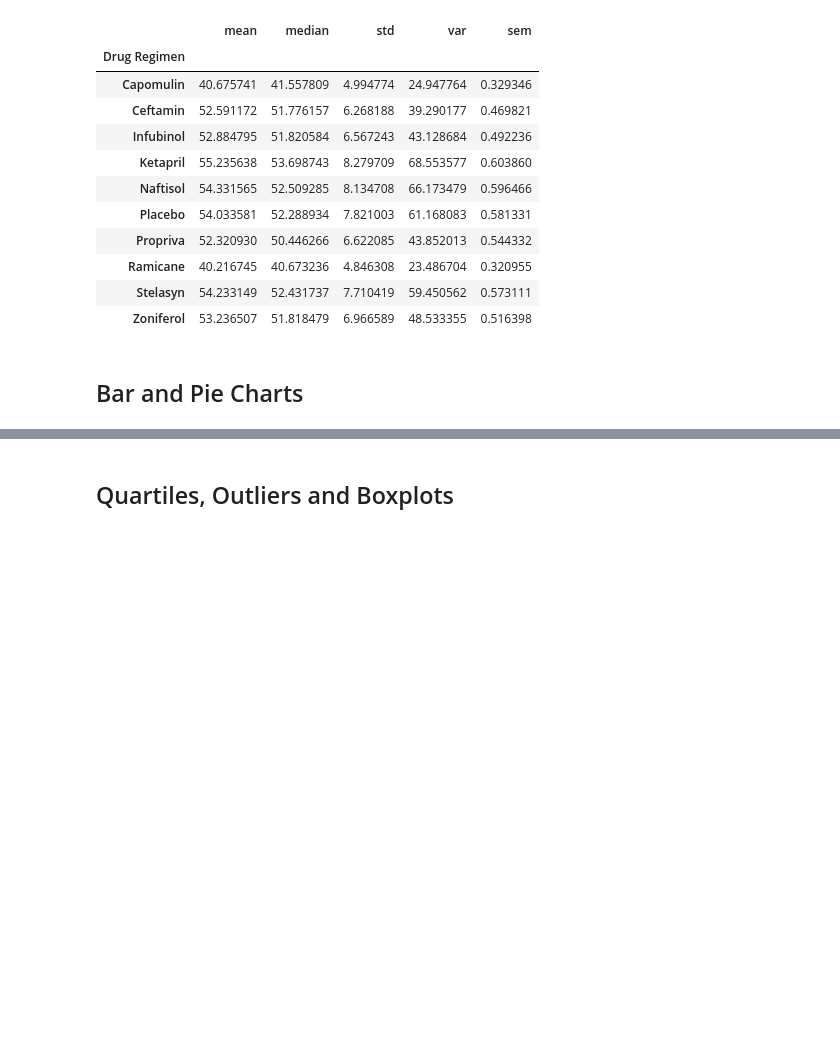
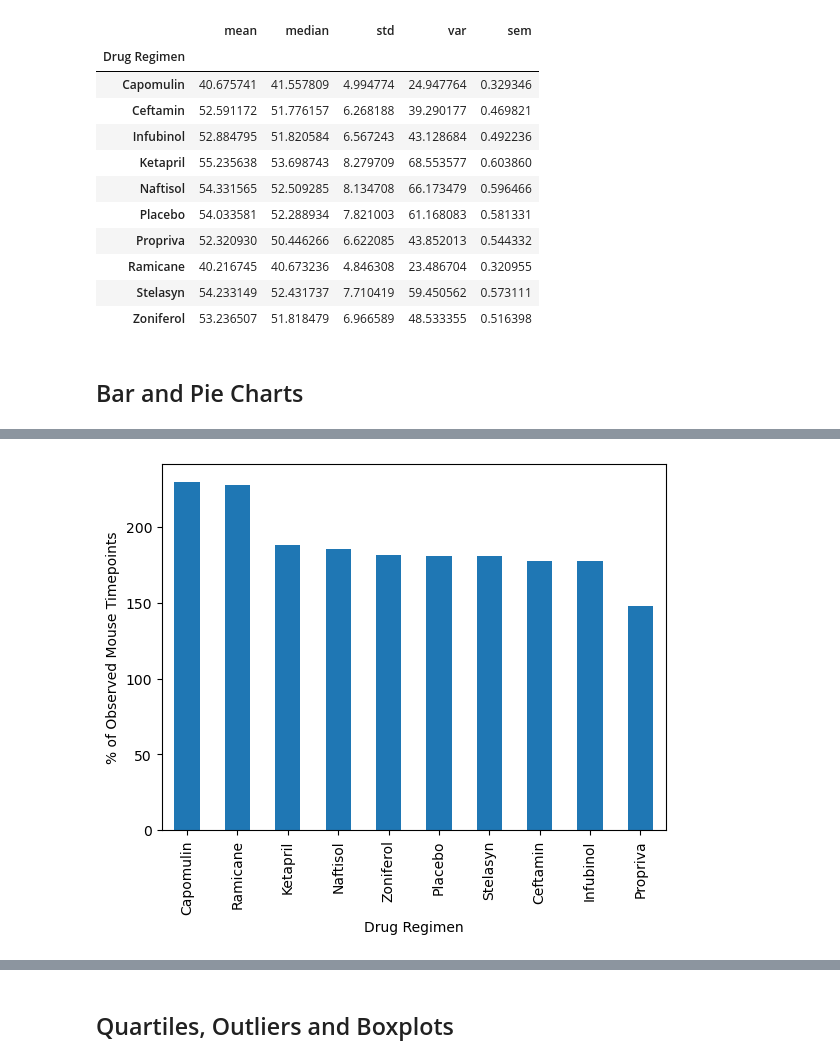
Before and after one commit to jimlhaugen/data-visualization-challenge, a Jupyter notebook: Pymaceuticals/pymaceuticals_starter.ipynb, the cells around one changed output, grey strips where cells are left out. Drawn from its saved outputs; the diff is of its cells as text; code cells hidden in the pictures; blank space fills up the shorter version.

```diff
--- a/Pymaceuticals/pymaceuticals_starter.ipynb
+++ b/Pymaceuticals/pymaceuticals_starter.ipynb
@@ -225,2 +235,7 @@ Tumor Volume (mm3)
 # %%
-# Generate a bar plot showing the total number of rows (Mouse ID/Timepoints) for each drug regimen using Pandas.
+# Generate a bar plot showing the total number of rows (Mouse ID/Timepoints) for each drug regimen using pyplot.
+
+regimen_mouse_timepoints_df.plot(kind='bar', ylabel='% of Observed Mouse Timepoints', xlabel='Drug Regimen', figsize=(6.5, 4.75))
+plt.show()
+# %% [output]
+[figure, added]
```
Also changed, not shown: parts of 5 cells of this notebook.
